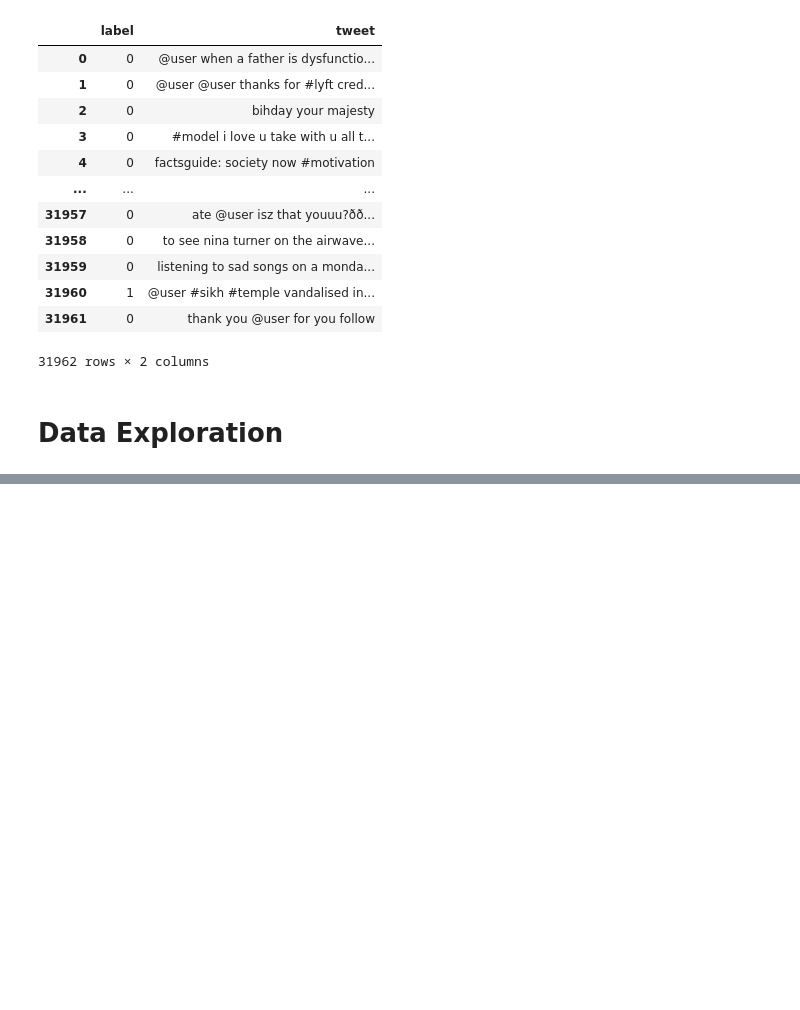
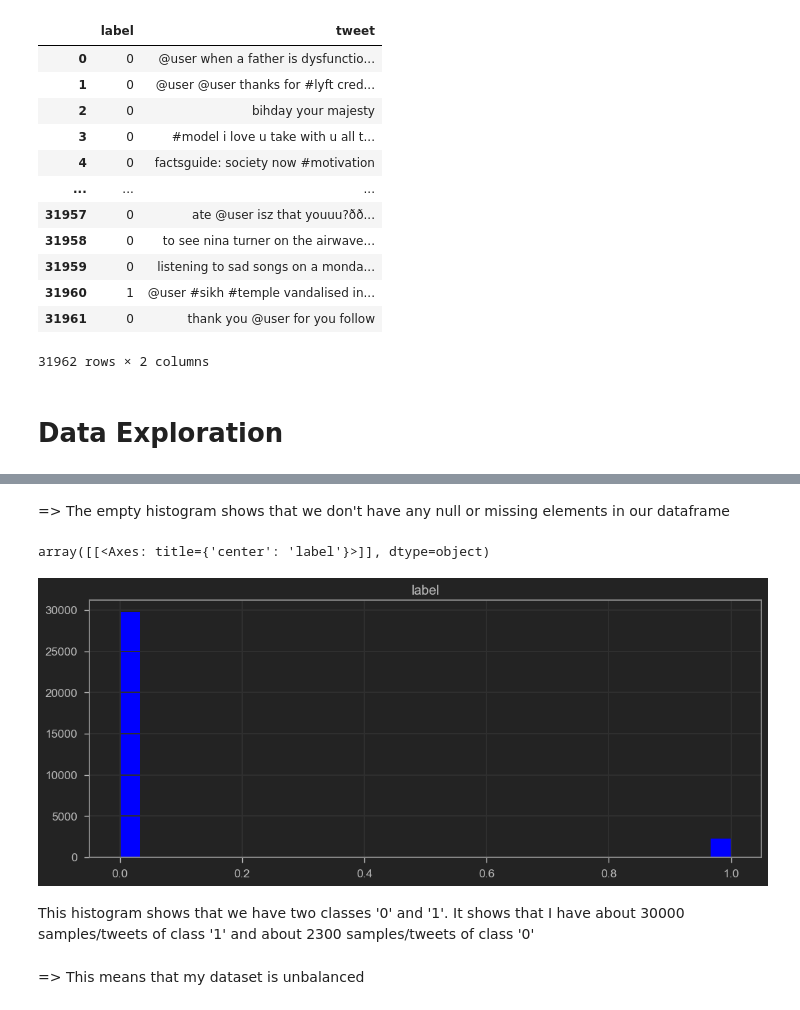
Before and after one commit to Cyrine-afk/NLP---Tweets-Sentiment-Analysis, a Jupyter notebook: Tweets_Sentiment_Analysis.ipynb, the cells around one changed output, grey strips where cells are left out. Saved outputs shown, nothing was run; the diff lists cells and outputs as text; code cells hidden in the pictures; blank space fills up the shorter version.

```diff
--- a/Tweets_Sentiment_Analysis.ipynb
+++ b/Tweets_Sentiment_Analysis.ipynb
@@ -91,0 +98,14 @@ tweets_df_susbet
+# %% [markdown]
+=> The empty histogram shows that we don't have any null or missing elements in our dataframe
+# %%
+tweets_df_susbet.hist(bins=30, figsize=(13,5), color="Blue")
+#we can do the same thing using countplot from seaborn
+#sns.countplot(tweets_df_susbet['label'], label='count')
+# %% [output]
+array([[<Axes: title={'center': 'label'}>]], dtype=object)
+[figure, added]
+# %% [markdown]
+This histogram shows that we have two classes '0' and '1'.
+It shows that I have about 30000 samples/tweets of class '1' and about 2300 samples/tweets of class '0'
+# %% [markdown]
+=> This means that my dataset is unbalanced
```
Also changed, not shown: parts of 5 cells of this notebook.
